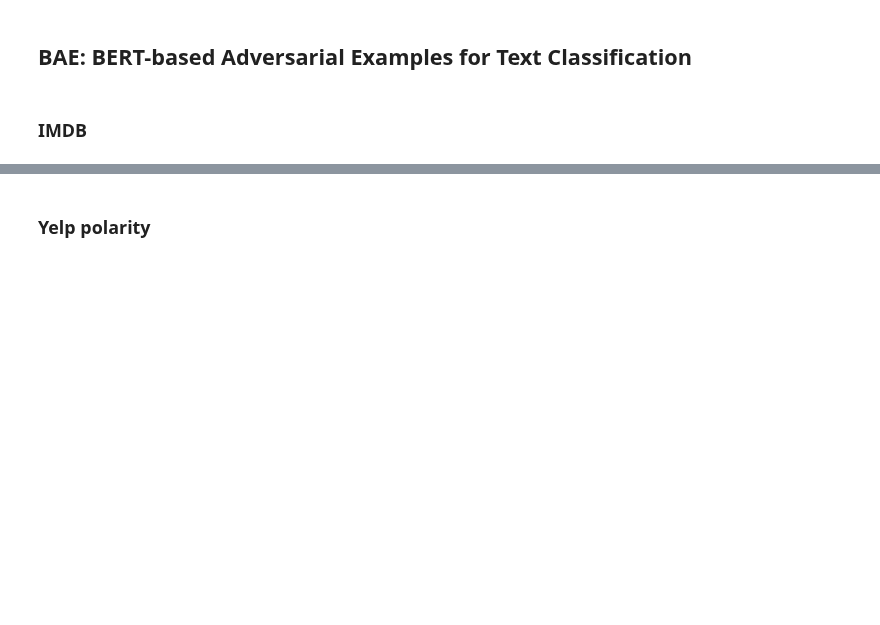
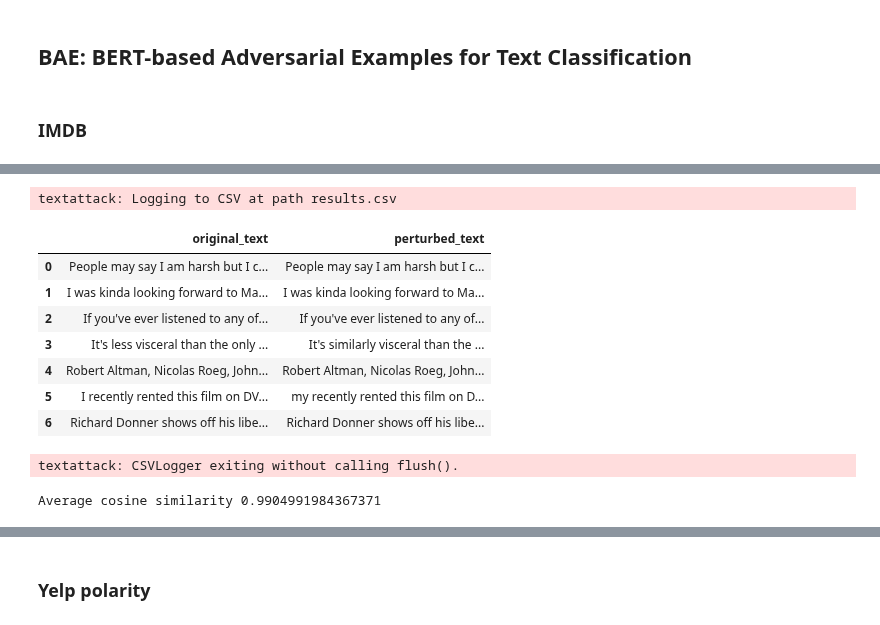
Before and after one commit to riccardocappi/Text-Adversarial-Attack, a Jupyter notebook: TextAdvAttack/NLP_TextAttack.ipynb, the cells around one changed output, grey strips where cells are left out. Cells and saved outputs as stored; diff of their text form; code cells hidden in the pictures; blank space fills up the shorter version.

Commit message:
Added cosine similarity computation and transferability

```diff
--- a/TextAdvAttack/NLP_TextAttack.ipynb
+++ b/TextAdvAttack/NLP_TextAttack.ipynb
@@ -84,7 +167,9 @@ from textattack.attack_recipes import BAEGarg2019
 ### IMDB
 # %%
 attack = BAEGarg2019.build(bert_imdb)
-attack_args = textattack.AttackArgs(num_examples=20, parallel = True)
+attack_args = textattack.AttackArgs(num_examples=10, parallel = True,
+                                    shuffle=True,
+                                    disable_stdout = True)
 attacker = Attacker(attack, imdb, attack_args)
 adv_exp_bae_bert_imdb = attacker.attack_dataset()
 # %% [output]
@@ -150,0 +196,23 @@ Honestly awful film, bad editing, awful lighting, dire dialog and scrappy screen
+# %%
+display_results(adv_exp_bae_bert_imdb)
+# %% [output]
+textattack: Logging to CSV at path results.csv
+|  | original_text | perturbed_text |
+| 0 | People may say I am harsh but I c... | People may say I am harsh but I c... |
+| 1 | I was kinda looking forward to Ma... | I was kinda looking forward to Ma... |
+| 2 | If you've ever listened to any of... | If you've ever listened to any of... |
+| 3 | It's less visceral than the only ... | It's similarly visceral than the ... |
+| 4 | Robert Altman, Nicolas Roeg, John... | Robert Altman, Nicolas Roeg, John... |
+| 5 | I recently rented this film on DV... | my recently rented this film on D... |
+| 6 | Richard Donner shows off his libe... | Richard Donner shows off his libe... |
+textattack: CSVLogger exiting without calling flush().
+# %%
+# Compute avg cosine similarity between original and adversarial sentences
+# (According to Universal Sentence Encoding embeddings)
+
+original_embeddings, adv_embeddings = get_use_embeddings(use,
+                                                         adv_exp_bae_bert_imdb)
+
+print(f"Average cosine similarity {get_avg_cosine_sim(original_embeddings,adv_embeddings)}")
+# %% [output]
+Average cosine similarity 0.9904991984367371
```
Also changed, not shown: parts of 31 cells of this notebook.
